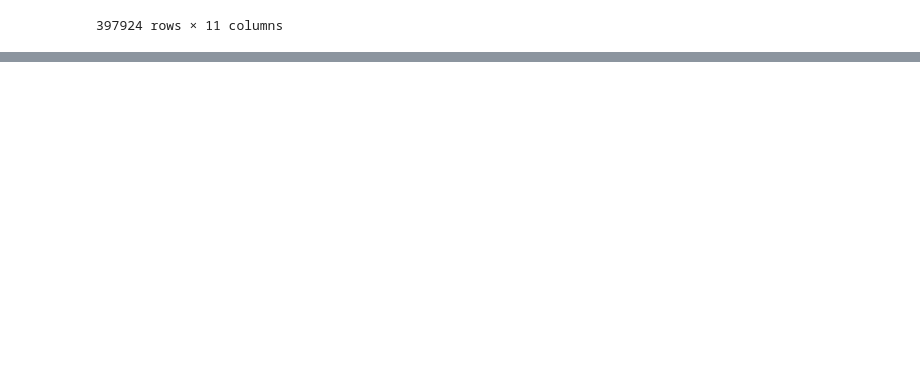
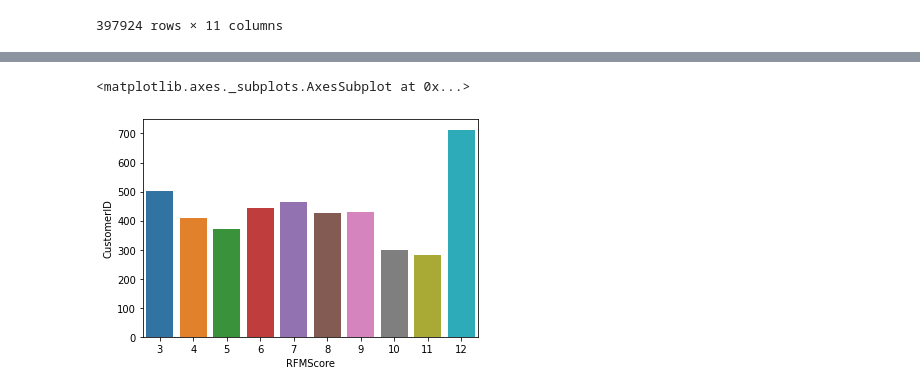
Before and after one commit to SBGuillermo/TFM-AnalisisComercio, a Jupyter notebook: Notebooks/4_Analisis_RFM.ipynb, the cells around one changed output, grey strips where cells are left out. Cells and saved outputs as stored; diff of their text form; code cells hidden in the pictures; blank space fills up the shorter version.

```diff
--- a/Notebooks/4_Analisis_RFM.ipynb
+++ b/Notebooks/4_Analisis_RFM.ipynb
@@ -93,0 +345,6 @@ df = df.drop(['Unnamed: 0','Unnamed: 0.1'], axis=1)
+# %%
+final_table['CustomerID'] = partial_table['CustomerID']
+final_table['PrecioDia'] = (partial_table['PrecioTotal'] / partial_table['seniority']).astype('int')
+final_table['FrecuencyRel'] = (partial_table['frecuency'] / partial_table['seniority'])
+final_table['NofDay'] = partial_table['NofDay']
+final_table
@@ -93,0 +365,5 @@ df = df.drop(['Unnamed: 0','Unnamed: 0.1'], axis=1)
+# %%
+final_table['NofDayScore'] = pd.qcut(final_table['NofDay'],4,[1,2,3,4])
+final_table['FrecuencyRelScore'] = pd.qcut(final_table['FrecuencyRel'],4,[4,3,2,1])
+final_table['PrecioDiaScore'] = pd.qcut(final_table['PrecioDia'],4,[4,3,2,1])
+final_table
@@ -93,0 +392,9 @@ df = df.drop(['Unnamed: 0','Unnamed: 0.1'], axis=1)
+# %%
+final_table_RFM = pd.DataFrame()
+final_table_RFM['CustomerID'] = final_table['CustomerID']
+final_table_RFM['PrecioDia'] = final_table['PrecioDia']
+final_table_RFM['FrecuencyRel'] = final_table['FrecuencyRel']
+final_table_RFM['NofDay'] = final_table['NofDay']
+final_table_RFM['RFM']= final_table["NofDayScore"].astype(str) + final_table["FrecuencyRelScore"].astype(str) + final_table["PrecioDiaScore"].astype(str)
+final_table_RFM['RFMScore']= final_table["NofDayScore"].astype(int) + final_table["FrecuencyRelScore"].astype(int) + final_table["PrecioDiaScore"].astype(int)
+final_table_RFM
@@ -93,0 +452,3 @@ df = df.drop(['Unnamed: 0','Unnamed: 0.1'], axis=1)
+# %%
+RMFScore_table = final_table_RFM.groupby('RFMScore', as_index=False)['CustomerID'].count()
+RMFScore_table
@@ -93,0 +467,5 @@ df = df.drop(['Unnamed: 0','Unnamed: 0.1'], axis=1)
+# %%
+sns.barplot(data=RMFScore_table, x=RMFScore_table.RFMScore, y=RMFScore_table.CustomerID)
+# %% [output]
+<matplotlib.axes._subplots.AxesSubplot at 0x...>
+[figure, added]
```
Also changed, not shown: parts of 37 cells of this notebook.
